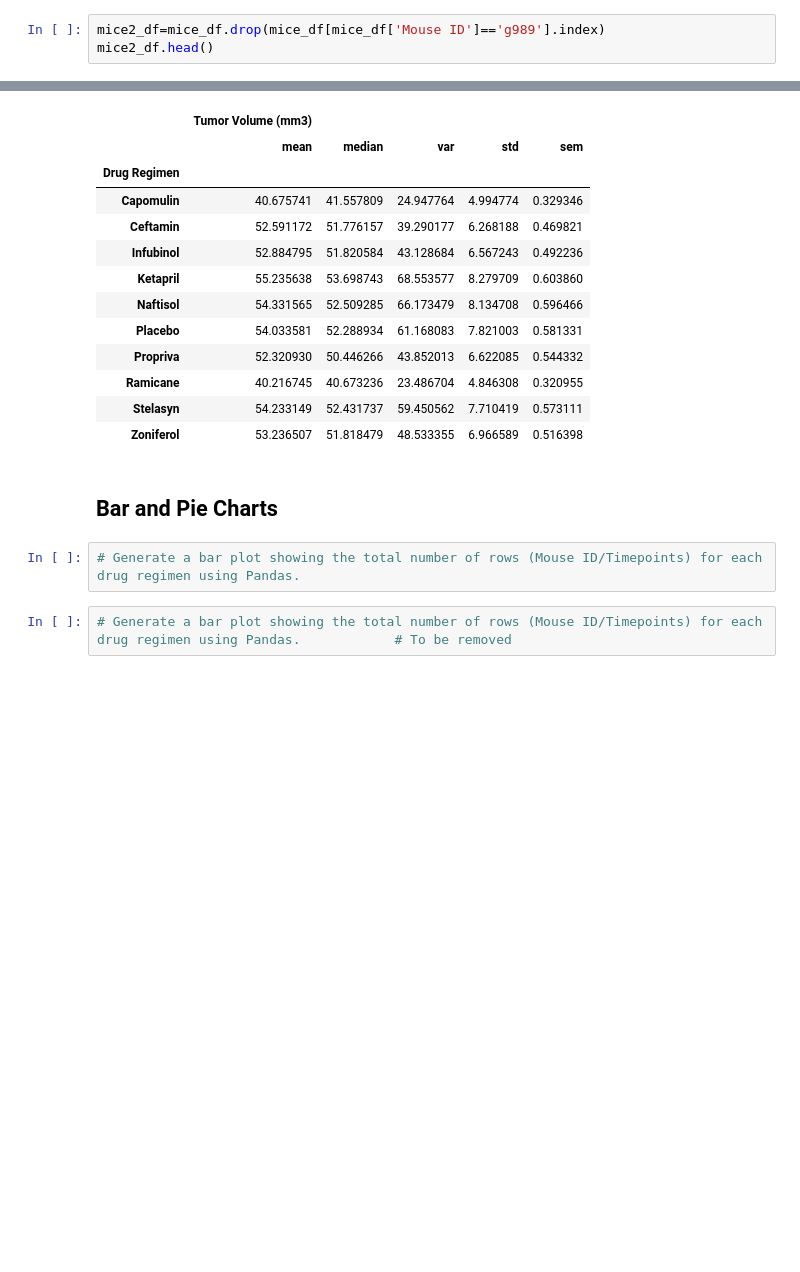
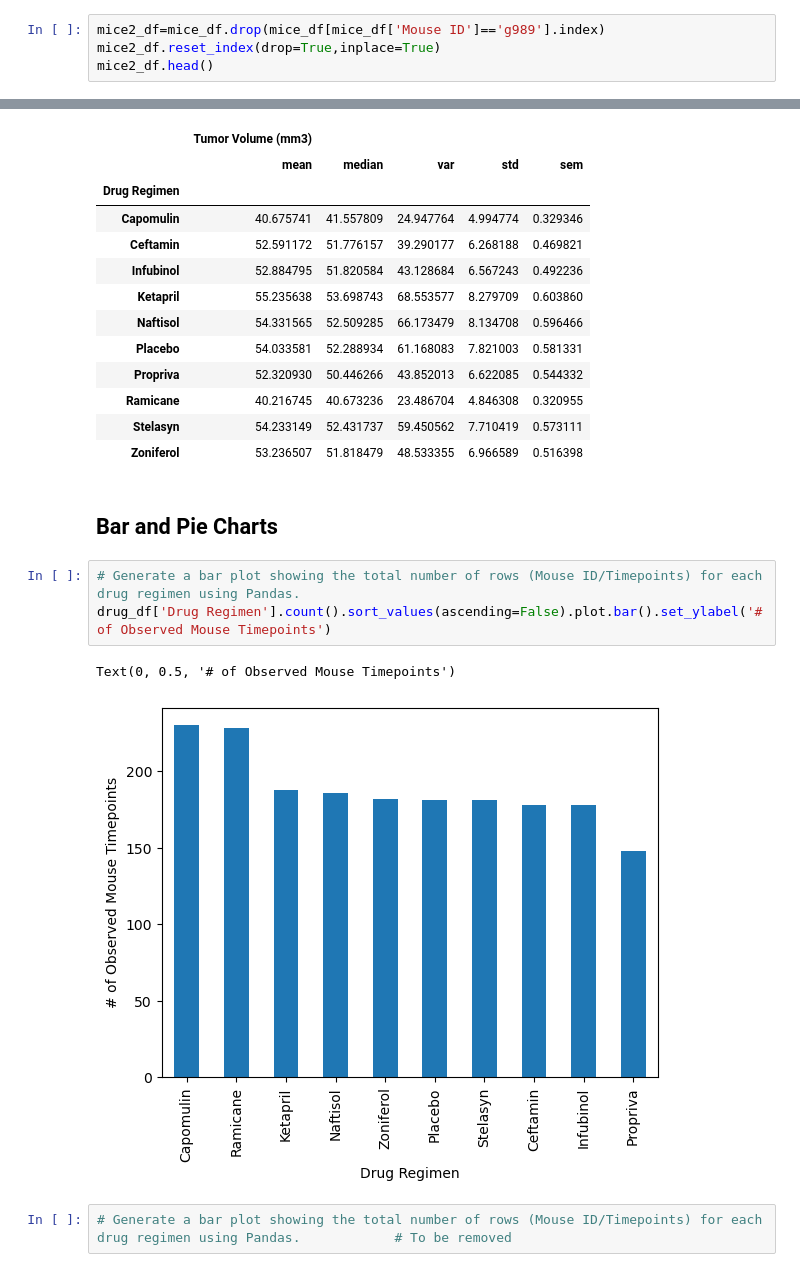
Before and after one commit to xoffvsg/matplotlib_challenge, a Jupyter notebook: Pymaceuticals/pymaceuticals_starter.ipynb, the cells around one changed output, grey strips where cells are left out. Saved outputs shown, nothing was run; the diff lists cells and outputs as text; blank space fills up the shorter version.

Commit message:
Bar and Pie Charts section completed

```diff
--- a/Pymaceuticals/pymaceuticals_starter.ipynb
+++ b/Pymaceuticals/pymaceuticals_starter.ipynb
@@ -88,6 +88,7 @@ mice_df[mice_df['Mouse ID']=='g989']
 # Optional: Get all the data for the duplicate mouse ID.            # To be removed
 # %%
 mice2_df=mice_df.drop(mice_df[mice_df['Mouse ID']=='g989'].index)
+mice2_df.reset_index(drop=True,inplace=True)
 mice2_df.head()
 # %% [output]
 |  | Mouse ID | Timepoint | Tumor Volume (mm3) | Metastatic Sites | Drug Regimen | Sex | Age_months | ... |
@@ -184,6 +185,10 @@ drug_stat2_df
 ## Bar and Pie Charts
 # %%
 # Generate a bar plot showing the total number of rows (Mouse ID/Timepoints) for each drug regimen using Pandas.
+drug_df['Drug Regimen'].count().sort_values(ascending=False).plot.bar().set_ylabel('# of Observed Mouse Timepoints')
+# %% [output]
+Text(0, 0.5, '# of Observed Mouse Timepoints')
+[figure, added]
 # %%
 # Generate a bar plot showing the total number of rows (Mouse ID/Timepoints) for each drug regimen using Pandas.            # To be removed
 # %% [output]
```
Also changed, not shown: parts of 4 cells of this notebook.
